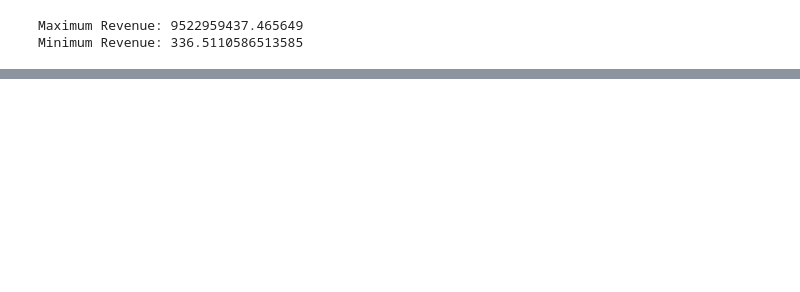
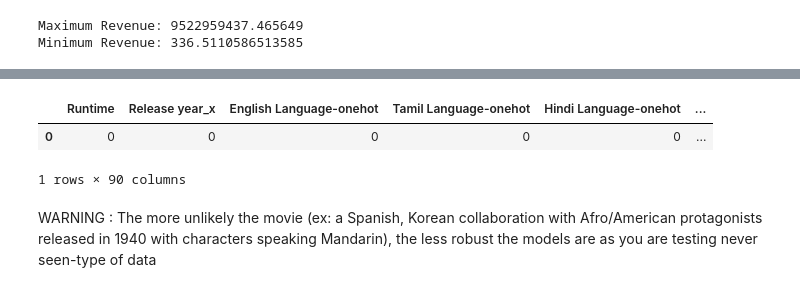
Before and after one commit to epfl-ada/ada-2023-project-fauttrouverunnompourada, a Jupyter notebook: xgboost.ipynb, the cells around one changed output, grey strips where cells are left out. Saved outputs shown, nothing was run; the diff lists cells and outputs as text; code cells hidden in the pictures; blank space fills up the shorter version.

```diff
--- a/xgboost.ipynb
+++ b/xgboost.ipynb
@@ -618,0 +648,41 @@ Index(['Revenue', 'IMDb rating', 'M-onehot_x', 'M-onehot_y', 'Runtime',
+# %%
+# Function to initialise a dataframe of 0 for every colum (wanted for further model playing)
+def create_zero_dataframe(columns_list):
+    data = {col: [0] * num_rows for col in columns_list}
+    return pd.DataFrame(data)
+
+# List of features used in the models
+columns =  [
+# Movie nurmerical features
+'Runtime', 'Release year_x',
+# Language categorical feature
+'English Language-onehot','Tamil Language-onehot', 'Hindi Language-onehot','Malayalam Language-onehot', 'German Language-onehot','Japanese Language-onehot', 'Korean Language-onehot','Spanish Language-onehot', 'Italian Language-onehot','French Language-onehot', 'Standard Mandarin-onehot','Standard Cantonese-onehot', 'Bengali Language-onehot','Cantonese-onehot', 'Telugu language-onehot', 'Russian Language-onehot','Portuguese Language-onehot', 'Urdu Language-onehot','Arabic Language-onehot', 'Tagalog language-onehot','Swedish Language-onehot',
+# Country categorical feature
+'United States of America-onehot', 'United Kingdom-onehot', 'India-onehot', 'Canada-onehot', 'Germany-onehot', 'Japan-onehot', 'South Korea-onehot', 'Argentina-onehot', 'France-onehot', 'Spain-onehot', 'Ireland-onehot', 'Hong Kong-onehot', 'China-onehot', 'Russia-onehot', 'Australia-onehot', 'Italy-onehot', 'Mexico-onehot', 'New Zealand-onehot', 'Brazil-onehot', 'Belgium-onehot', 'Denmark-onehot', 'Sweden-onehot', 'Netherlands-onehot', 'Philippines-onehot',
+# Genre categorical feature
+'Thriller-onehot', 'Science Fiction-onehot', 'Horror-onehot', 'Adventure-onehot', 'Action-onehot', 'Drama-onehot', 'Comedy-onehot', 'Romance Film-onehot', 'Musical-onehot', 'Fantasy-onehot', 'Family Film-onehot', 'Crime Fiction-onehot', 'Indie-onehot', 'World cinema-onehot', 'Mystery-onehot', 'Black-and-white-onehot', 'Crime Thriller-onehot',
+# Primary actor numerical features
+'Actor height_x', 'Actor age at release_x',
+# Primary actor gender categorical feature
+'F-onehot_x','M-onehot_x',
+# Primary actor ethnicity categorical feature
+'White_x', 'Black/African American_x', 'South Asian_x', 'East Asian_x', 'American Indian/Alaska Native_x', 'Pacific Islander_x', 'Arab/Middle East_x', 'Central and South Americans_x', 'Other_x',
+# Secondary actor numerical features
+'Actor height_y', 'Actor age at release_y',
+# Secondary actor gender categorical feature
+'F-onehot_y', 'M-onehot_y',
+# Secondary actor ethnicity categorical feature
+'White_y', 'Black/African American_y', 'South Asian_y', 'East Asian_y', 'American Indian/Alaska Native_y', 'Pacific Islander_y', 'Arab/Middle East_y', 'Central and South Americans_y', 'Other_y'] # Replace this with your list of columns
+
+# Creates one row to play with a singular made-up movie
+num_rows = 1
+
+# Create the dataframe (zero_df is just a name, it will eventually be filled with made-up information)
+zero_df = create_zero_dataframe(columns)
+zero_df
+# %% [output]
+|  | Runtime | Release year_x | English Language-onehot | Tamil Language-onehot | Hindi Language-onehot | ... |
+| 0 | 0 | 0 | 0 | 0 | 0 | ... |
+1 rows × 90 columns
+# %% [markdown]
+WARNING : The more unlikely the movie (ex: a Spanish, Korean collaboration with Afro/American protagonists released in 1940 with characters speaking Mandarin), the less robust the models are as you are testing never seen-type of data
```
Also changed, not shown: parts of 83 cells of this notebook.
